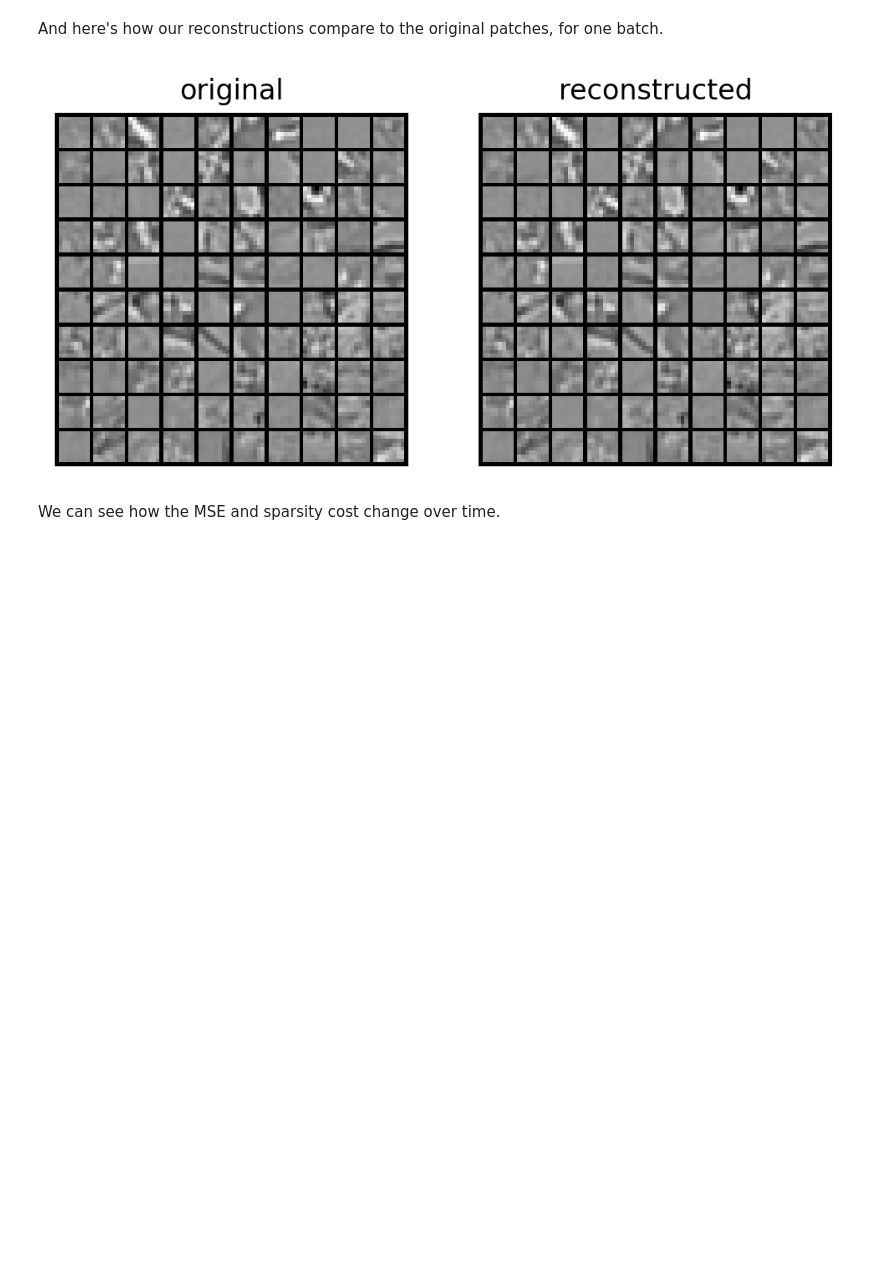
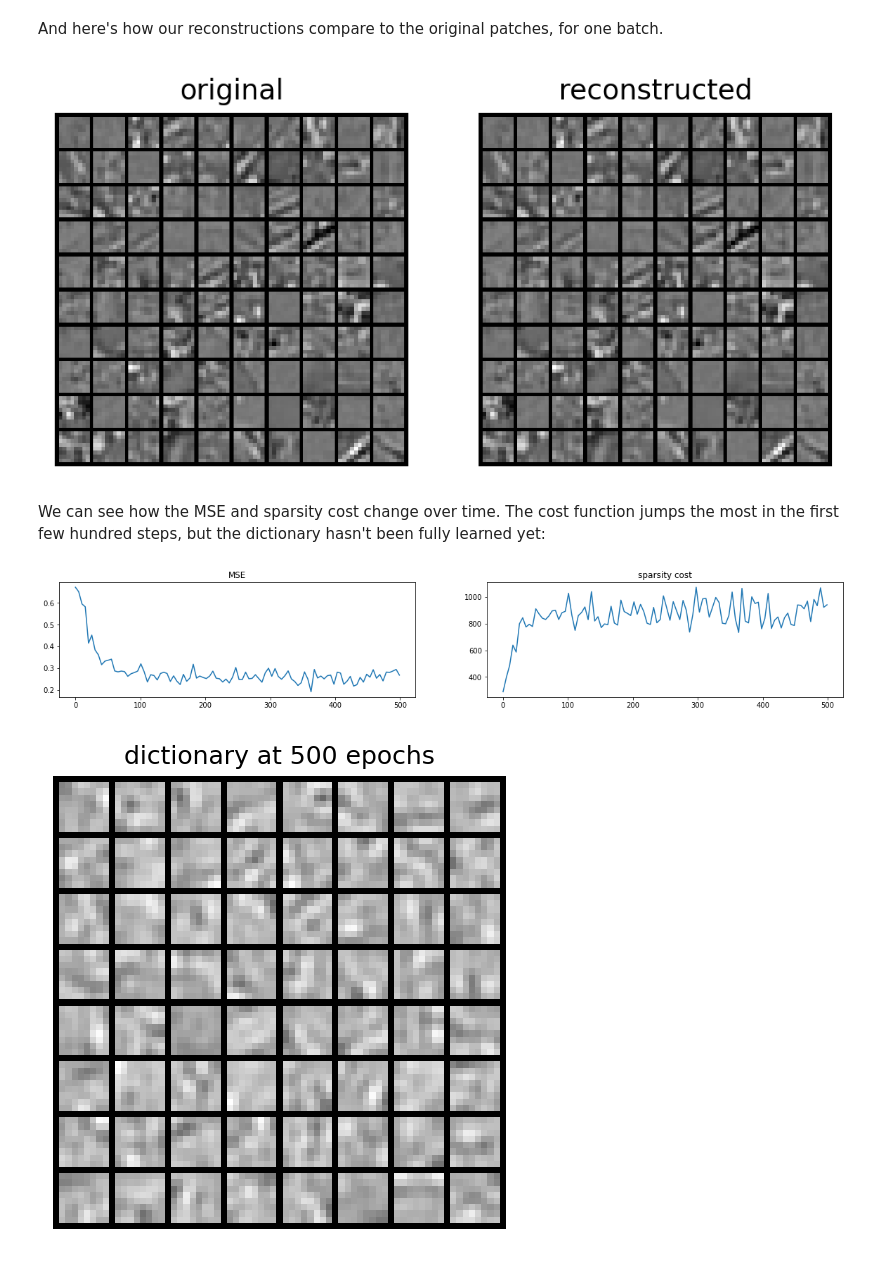
Before and after one commit to rctn/sparsecoding, a Jupyter notebook: tutorials/vanilla/tutorial.ipynb, the cells around one changed output. Cells and saved outputs as stored; diff of their text form; code cells hidden in the pictures; blank space fills up the shorter version.

```diff
--- a/tutorials/vanilla/tutorial.ipynb
+++ b/tutorials/vanilla/tutorial.ipynb
@@ -147,8 +165,14 @@ torch.Size([64, 64])
 # %% [markdown]
 And here's how our reconstructions compare to the original patches, for one batch.
 # %%
-utils.visualize_patches_sbs(I, Ihat)
+utils.show_patches_sbs(I, Ihat)
 # %% [output]
-[figure, old version]
+[figure, new version]
 # %% [markdown]
-We can see how the MSE and sparsity cost change over time.
+We can see how the MSE and sparsity cost change over time. The cost function jumps the most in the first few hundred steps, but the dictionary hasn't been fully learned yet:
+# %%
+utils.plot_loss_sbs(mses[:phi_snapshot_steps], sparse_costs[:phi_snapshot_steps])
+utils.show_dict(phi_snapshot, "dictionary at {} epochs".format(phi_snapshot_steps))
+# %% [output]
+[figure, added]
+[figure, added]
```
Also changed, not shown: parts of 22 cells of this notebook, 5 other files.
